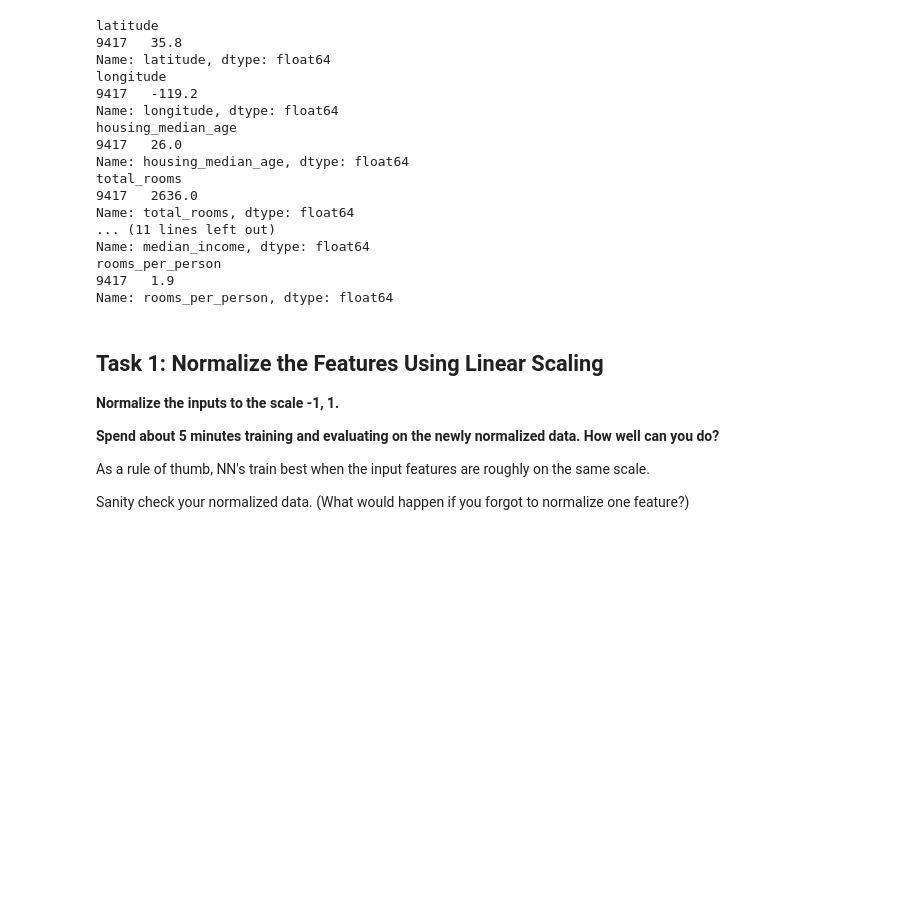
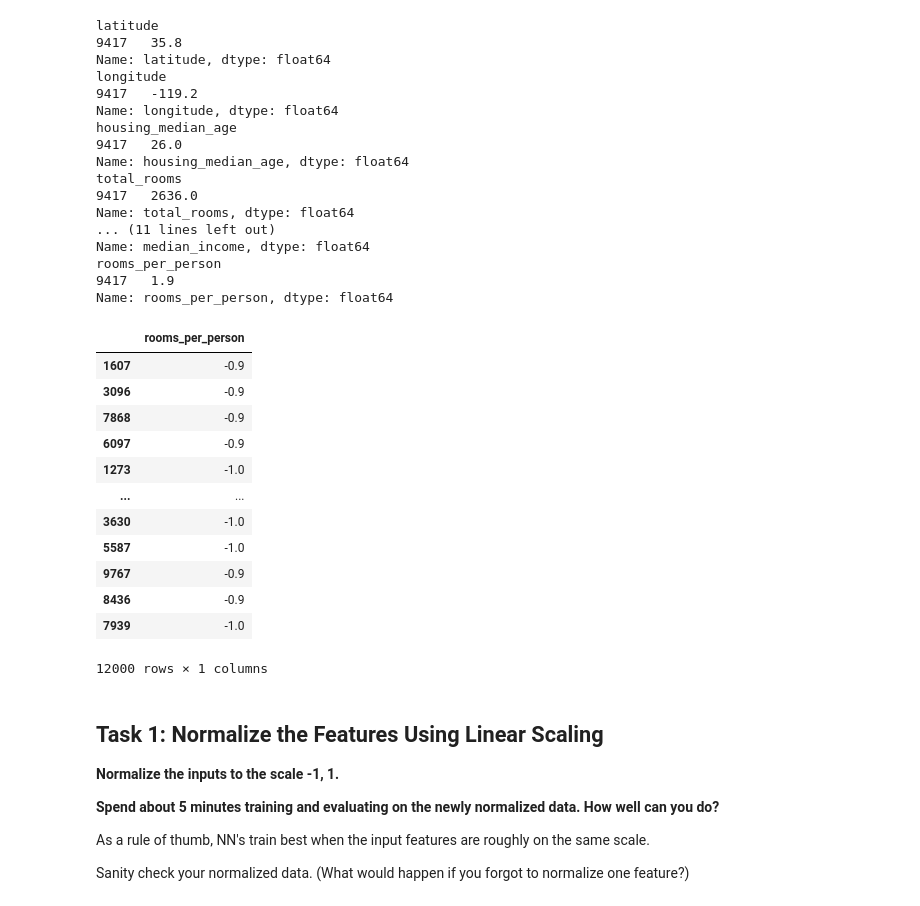
Before and after one commit to tenvol/tsf00, a Jupyter notebook: improving_neural_net_performance.ipynb, the cells around one changed output. Drawn from its saved outputs; the diff is of its cells as text; code cells hidden in the pictures; blank space fills up the shorter version.

```diff
--- a/improving_neural_net_performance.ipynb
+++ b/improving_neural_net_performance.ipynb
@@ -473,3 +484,19 @@ Name: rooms_per_person, dtype: float64
+# %%
+normalize_linear_scale(training_examples)
+# %% [output]
+|  | rooms_per_person |
+| 1607 | -0.9 |
+| 3096 | -0.9 |
+| 7868 | -0.9 |
+| 6097 | -0.9 |
+| 1273 | -1.0 |
+| ... | ... |
+| 3630 | -1.0 |
+| 5587 | -1.0 |
+| 9767 | -0.9 |
+| 8436 | -0.9 |
+| 7939 | -1.0 |
+12000 rows × 1 columns
 # %% [markdown]
 ## Task 1: Normalize the Features Using Linear Scaling
 
```
Also changed, not shown: parts of 2 cells of this notebook.
